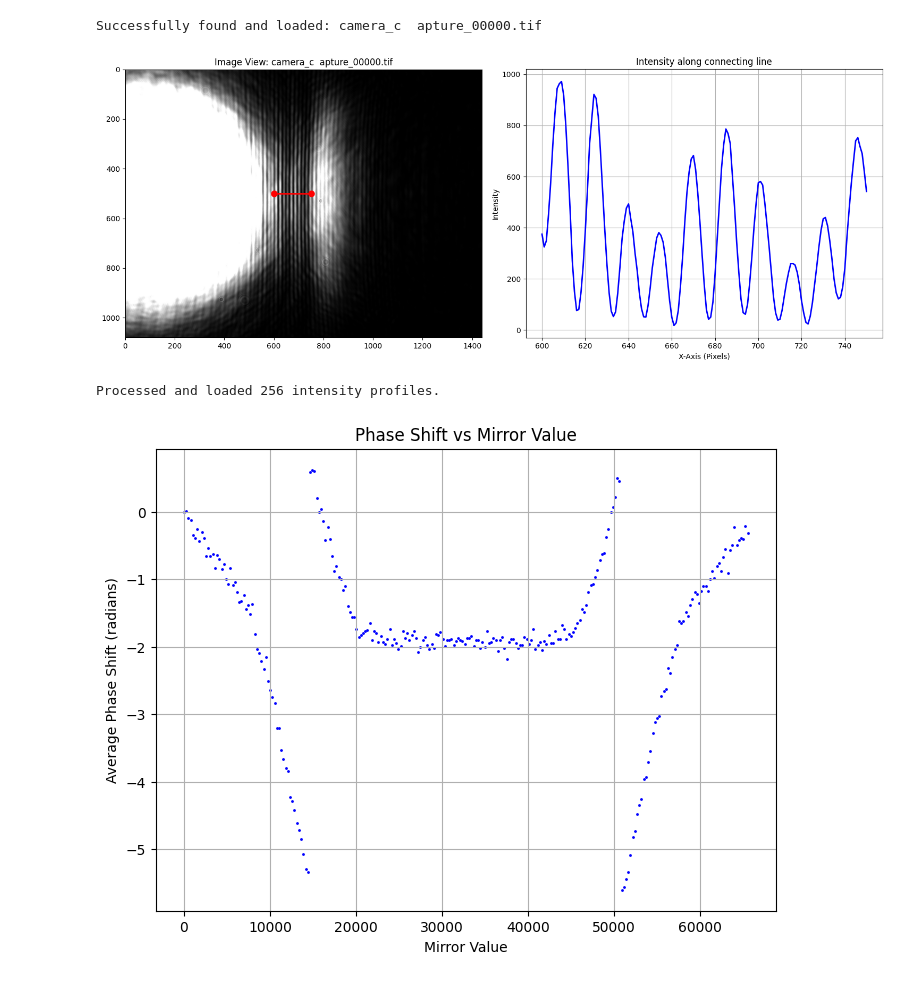
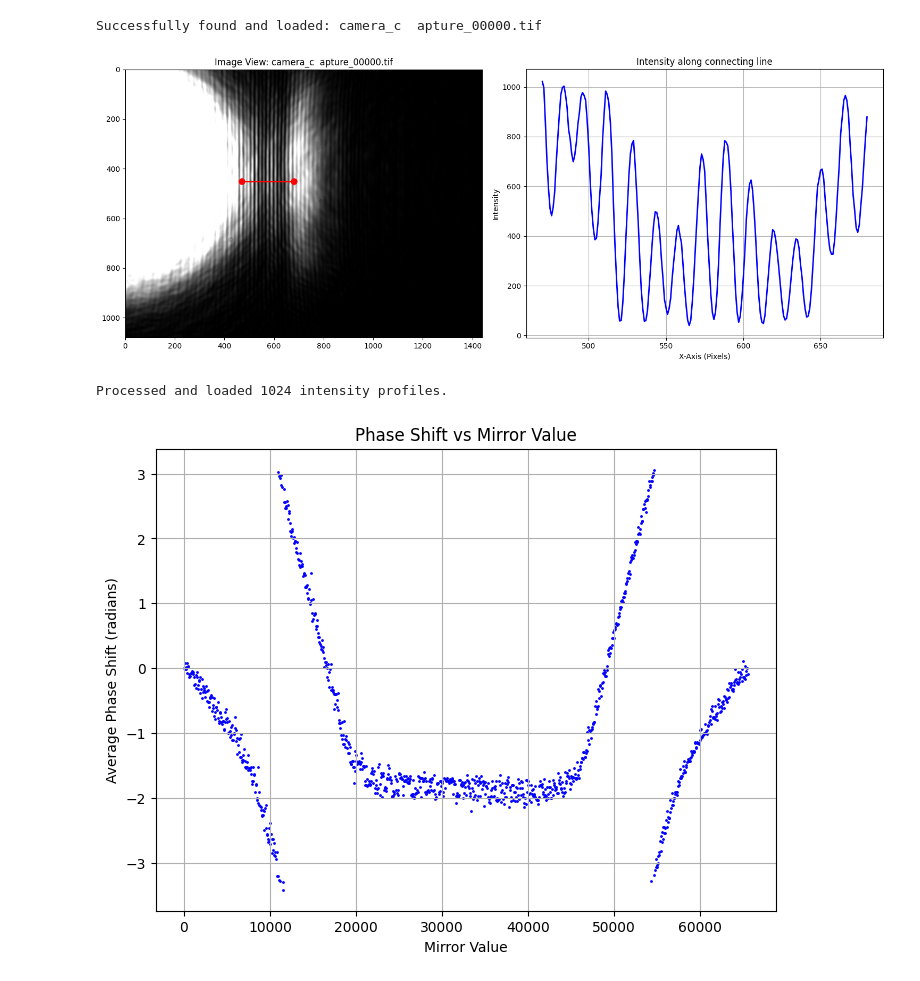
Before and after one commit to EitanKay/SLM_controller, a Jupyter notebook: notebooks/calibration.ipynb, the cells around one changed output. Cells and saved outputs as stored; diff of their text form; code cells hidden in the pictures.

```diff
--- a/notebooks/calibration.ipynb
+++ b/notebooks/calibration.ipynb
@@ -15,8 +15,8 @@ OUTPUT_PATH = os.path.abspath(os.path.join("..", "output", "polyfits"))
 # %%
 # Parameters for interactive changing
 frame_index = 0
-x1, x2 = 600, 750
-y = 500
+x1, x2 = 470, 680
+y = 450
 
 # Try to find the file dynamically to avoid whitespace issues
 search_pattern = os.path.join(INPUT_PATH, f"*{frame_index:05d}.tif")
@@ -34,34 +34,34 @@ else:
 # Ensure x coordinates are ordered
 x_start, x_end = min(x1, x2), max(x1, x2)
 
 # Extract the intensity profile along the line
 intensity_profile = image[y, x_start:x_end+1]
 
 # Create subplots
 fig, (ax1, ax2) = plt.subplots(1, 2, figsize=(15, 6))
 
 # 1. Plot the image with markers and line
 lo, hi = np.percentile(image, [1, 99.8])
 ax1.imshow(image, cmap='gray', vmin=lo, vmax=hi)
 ax1.plot([x1, x2], [y, y], color='red', linewidth=2)
 ax1.plot([x1, x2], [y, y], 'ro', markersize=8)
 ax1.set_title(f"Image View: {filename if matching_files else 'Fallback'}")
 ax1.set_xlim(0, image.shape[1])
 ax1.set_ylim(image.shape[0], 0)
 
 # 2. Plot the intensity profile
 x_pixels = np.arange(x_start, x_end+1)
 ax2.plot(x_pixels, intensity_profile, color='blue', linewidth=2)
 ax2.set_xlabel("X-Axis (Pixels)")
 ax2.set_ylabel("Intensity")
 ax2.set_title("Intensity along connecting line")
 ax2.grid(True)
 
 plt.tight_layout()
 plt.show()
 # %% [output]
 Successfully found and loaded: camera_c  apture_00000.tif
-[figure, old version]
+[figure, new version]
 # %%
 # Dictionary to map mirror_value -> intensity_profile
 profiles_dict = {}
@@ -86,7 +86,7 @@ for filepath in all_tifs:
 
 print(f"Processed and loaded {len(profiles_dict)} intensity profiles.")
 # %% [output]
-Processed and loaded 256 intensity profiles.
+Processed and loaded 1024 intensity profiles.
 # %%
 def fringe_phase_fft(profile, carrier_index=None, band_width=3):
     y = profile.astype(float)
@@ -143,7 +143,7 @@ plt.grid(True)
 
 plt.show()
 # %% [output]
-[figure, old version]
+[figure, new version]
 # %%
 import numpy as np
 import matplotlib.pyplot as plt
```
Also changed, not shown: parts of 5 cells of this notebook.
